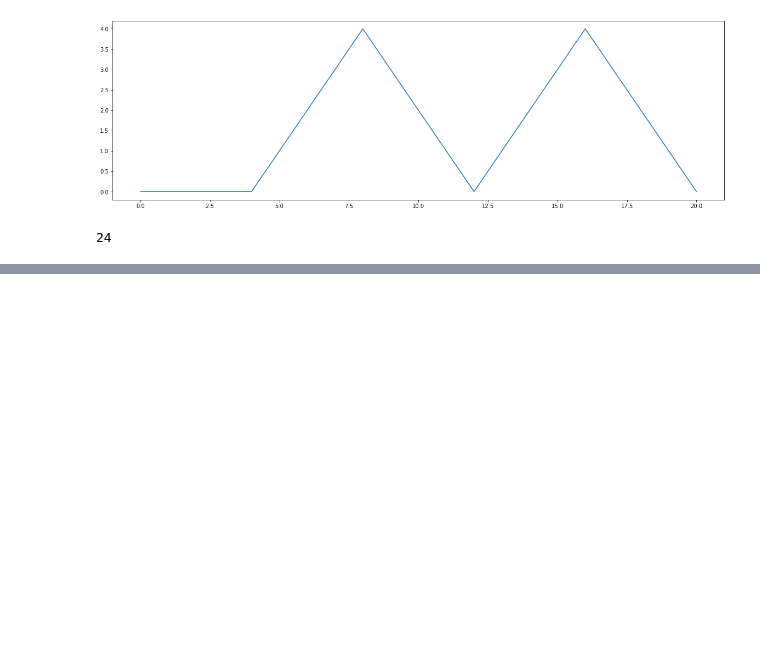
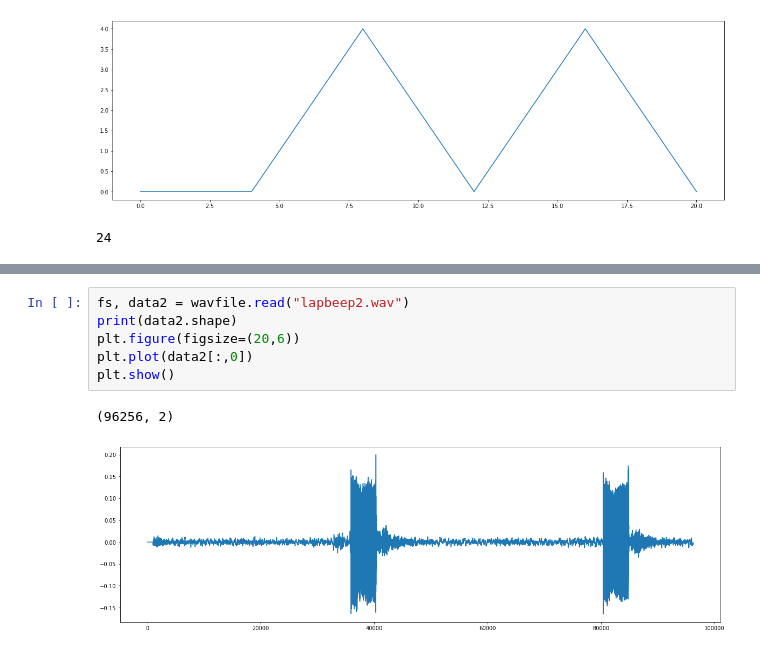
Before and after one commit to abhikandoi2000/time-difference-of-arrival, a Jupyter notebook: tdoa.ipynb, the cells around one changed output, grey strips where cells are left out. Cells and saved outputs as stored; diff of their text form; blank space fills up the shorter version.

```diff
--- a/tdoa.ipynb
+++ b/tdoa.ipynb
@@ -86,0 +535,9 @@ print(numpy.argmax(signal.correlate(b,a)))
+# %%
+fs, data2 = wavfile.read("lapbeep2.wav")
+print(data2.shape)
+plt.figure(figsize=(20,6))
+plt.plot(data2[:,0])
+plt.show()
+# %% [output]
+(96256, 2)
+[figure, added]
```
Also changed, not shown: parts of 34 cells of this notebook, 4 other files.
